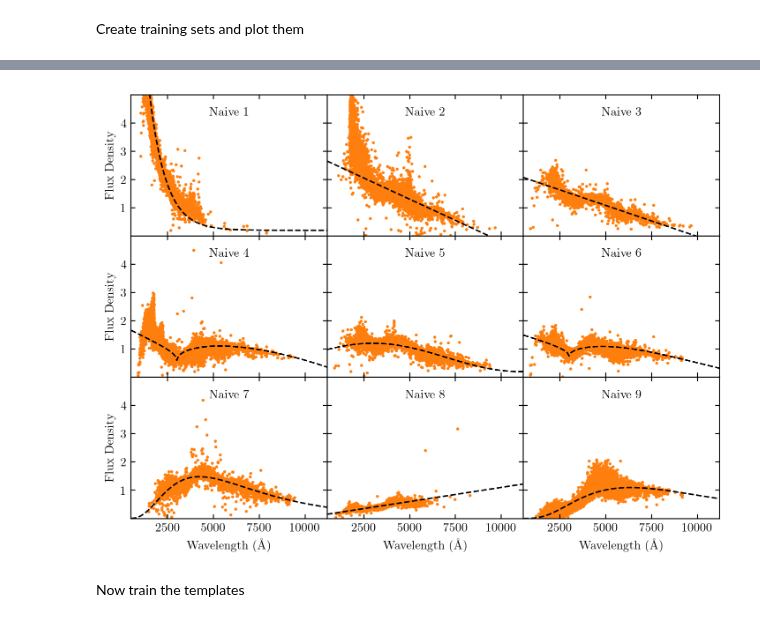
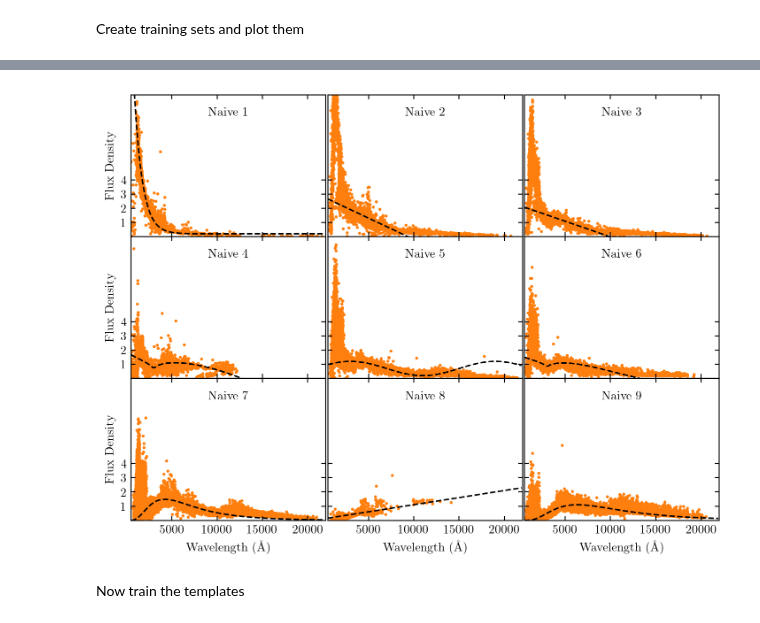
Before and after one commit to dirac-institute/photoz_template_learning, a Jupyter notebook: training_naive.ipynb, the cells around one changed output, grey strips where cells are left out. Cells and saved outputs as stored; diff of their text form; code cells hidden in the pictures.

```diff
--- a/training_naive.ipynb
+++ b/training_naive.ipynb
@@ -50,7 +50,7 @@ template_functions = [tf1,tf2,tf3,tf4,tf5,tf6,tf7,tf8,tf9]
 naive_templates = dict()
 for i,tf in enumerate(template_functions):
     template = Sed()
-    template.wavelen = np.arange(50,1160,10)*1.0
+    template.wavelen = np.arange(20,2200,20)*1.0
     template.flambda = tf(template.wavelen)
     template.wavelen *= 10
     naive_templates["naive"+str(i+1)] = template
@@ -66,36 +66,36 @@ Wall time: 22.4 s
 fig, ((ax1,ax2,ax3),(ax4,ax5,ax6),(ax7,ax8,ax9)) = plt.subplots(3,3,sharex='all',sharey='all',figsize=(twocol,0.75*twocol))
 
 axes = [ax1,ax2,ax3,ax4,ax5,ax6,ax7,ax8,ax9]
 for i,ax in enumerate(axes):
 
     wavelen = [row[0] for row in training_sets["naive"+str(i+1)]]
     fluxes = [row[1] for row in training_sets["naive"+str(i+1)]]
     ax.scatter(wavelen, fluxes, s=2, c="C1")
 
     template = naive_templates["naive"+str(i+1)]
     ax.plot(template.wavelen, template.flambda, ls="--", c="k")
 
     ax.text(0.5,0.85,"Naive "+str(i+1),transform=ax.transAxes,ha="center")
 
     ax.set_yticks([1,2,3,4])
     #ax.set_xticks([2500,5000,7500,9800])
     #ax.set_xticklabels([2500,5000,7500,10000])
 
-plt.xlim(500,11200)
-plt.ylim(0,5)
+plt.xlim(500,22000)
+plt.ylim(0,10)
 ax7.set_xlabel('Wavelength ($\mathrm{\AA}$)')
 ax8.set_xlabel('Wavelength ($\mathrm{\AA}$)')
 ax9.set_xlabel('Wavelength ($\mathrm{\AA}$)')
 ax1.set_ylabel('Flux Density')
 ax4.set_ylabel('Flux Density')
 ax7.set_ylabel('Flux Density')
 
 fig.tight_layout(pad=0.5, h_pad=0, w_pad=0)
 plt.show()
 
 #fig.savefig('plots/naive_untrained.pdf')
 # %% [output]
-[figure, old version]
+[figure, new version]
 # %% [markdown]
 Now train the templates
 # %%
```
Also changed, not shown: parts of 4 cells of this notebook, 29 other files.
